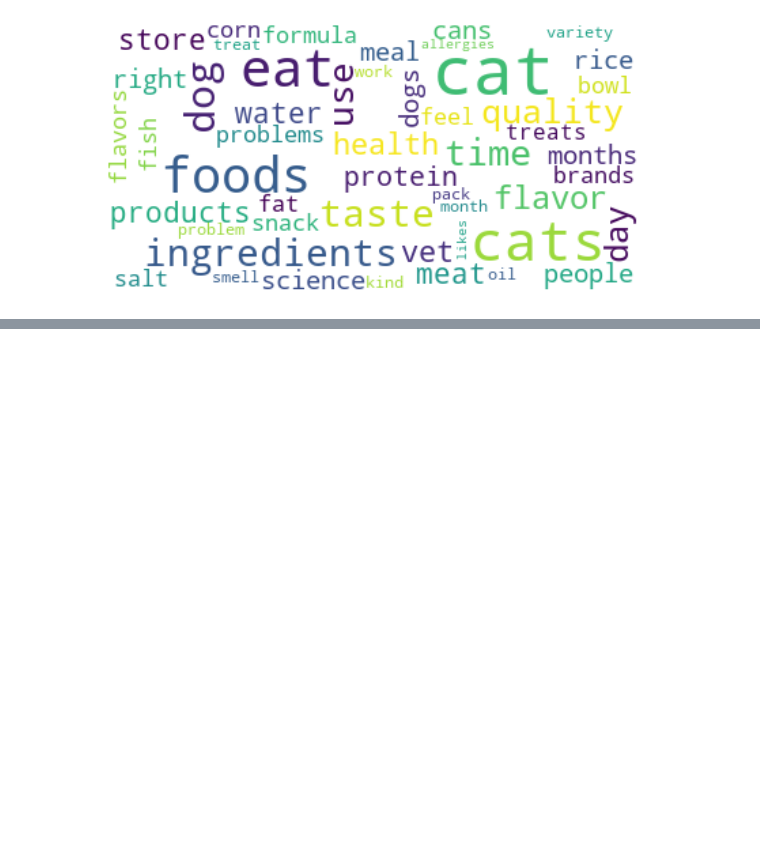
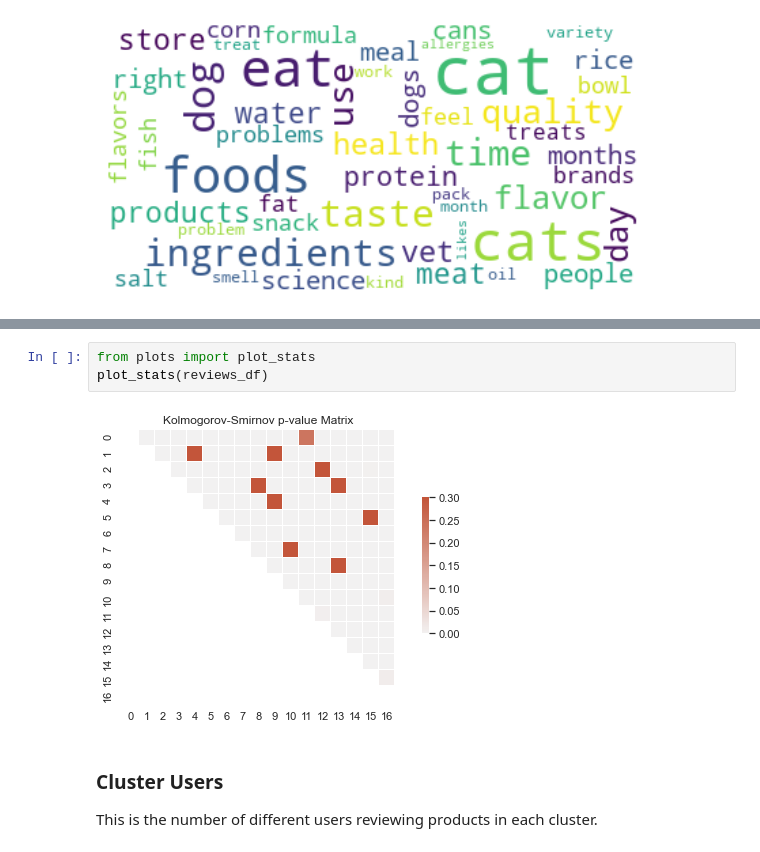
Before and after one commit to msterpa87/ADM-HW4, a Jupyter notebook: main.ipynb, the cells around one changed output, grey strips where cells are left out. Drawn from its saved outputs; the diff is of its cells as text; blank space fills up the shorter version.

```diff
--- a/main.ipynb
+++ b/main.ipynb
@@ -236,0 +215,9 @@ wc.visualize_wordcloud(5)
+# %%
+from plots import plot_stats
+plot_stats(reviews_df)
+# %% [output]
+[figure, added]
+# %% [markdown]
+### Cluster Users
+
+This is the number of different users reviewing products in each cluster.
```
Also changed, not shown: parts of 8 cells of this notebook, 1 other file.
